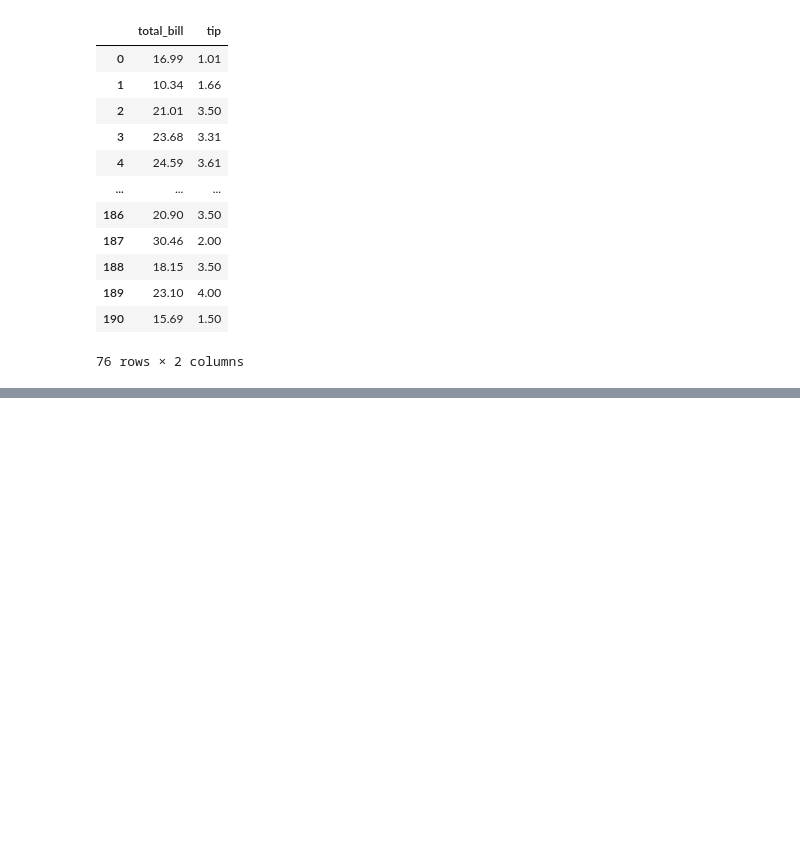
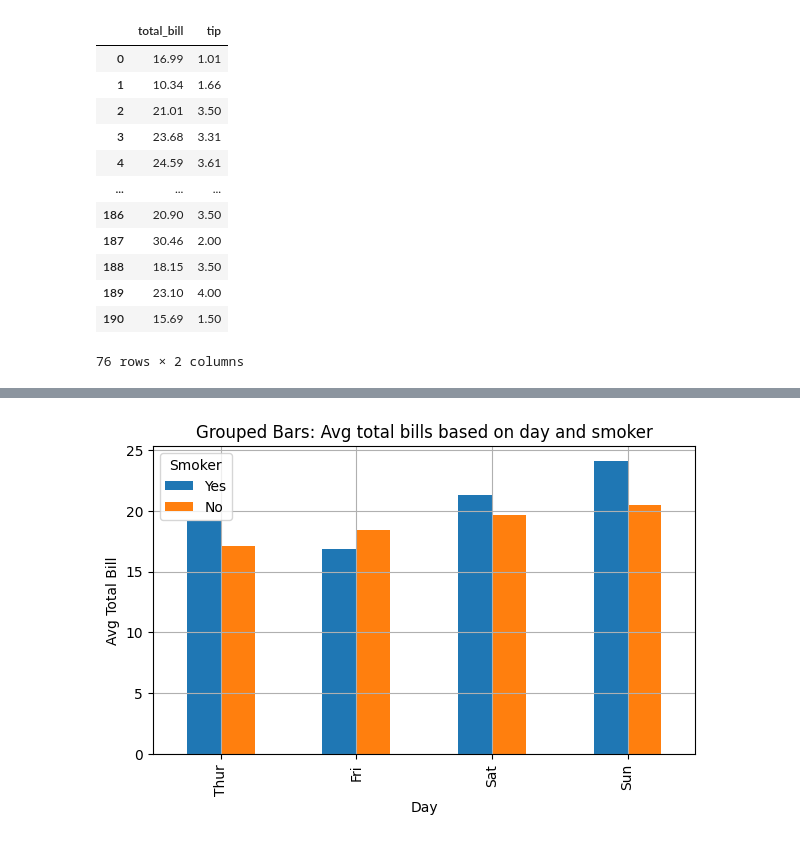
Before and after one commit to Musfique-Ahmed/DataViz-Lab, a Jupyter notebook: CT/ct_1_prep.ipynb, the cells around one changed output, grey strips where cells are left out. Drawn from its saved outputs; the diff is of its cells as text; code cells hidden in the pictures; blank space fills up the shorter version.

```diff
--- a/CT/ct_1_prep.ipynb
+++ b/CT/ct_1_prep.ipynb
@@ -196,0 +227,3 @@ Name: total_bill, dtype: float64
+# %%
+grp = tips.groupby(['day', 'smoker'])['total_bill'].mean().unstack()
+grp
@@ -196,0 +237,9 @@ Name: total_bill, dtype: float64
+# %%
+grp.plot(kind='bar')
+plt.title("Grouped Bars: Avg total bills based on day and smoker")
+plt.xlabel("Day")
+plt.ylabel("Avg Total Bill")
+plt.legend(title = 'Smoker')
+plt.show()
+# %% [output]
+[figure, added]
```
Also changed, not shown: parts of 5 cells of this notebook, 1 other file.
